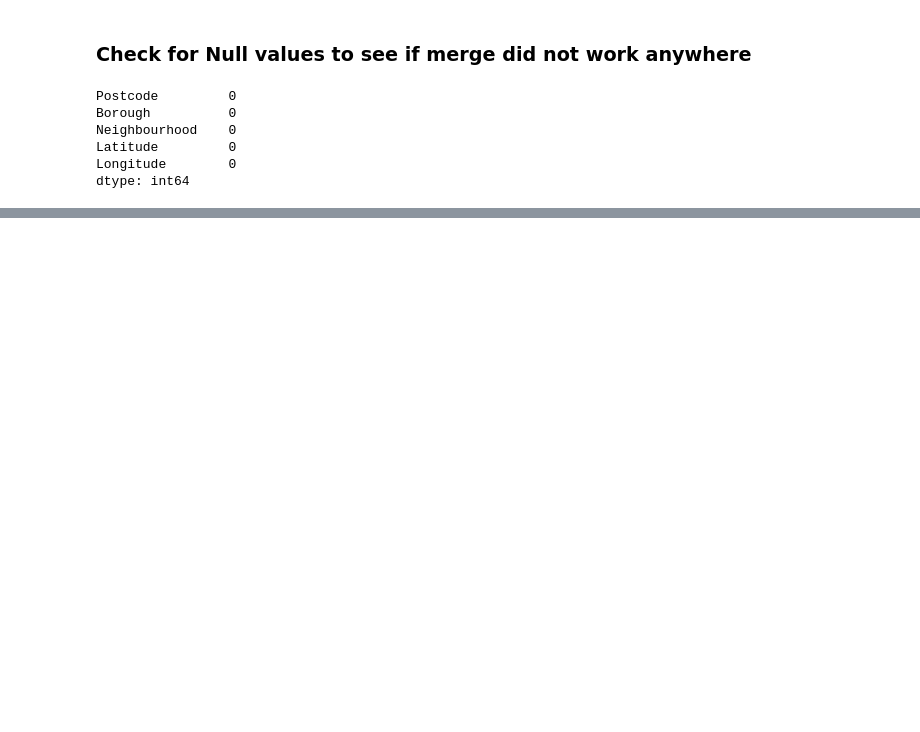
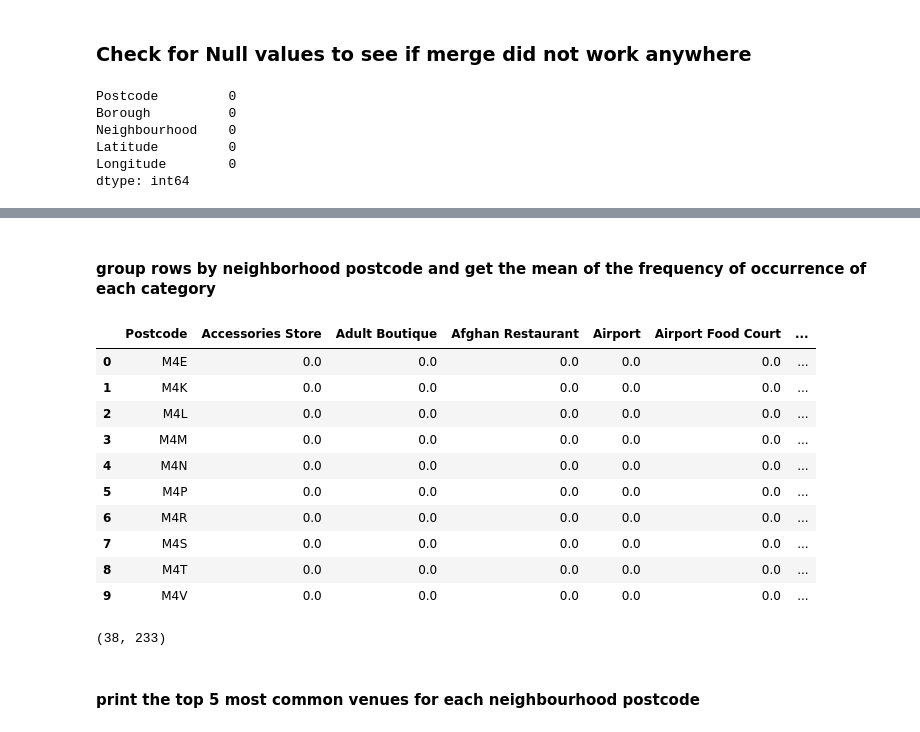
Before and after one commit to caboe2012/Coursera_Capstone, a Jupyter notebook: notebooks/Capstone - Wk3 - Web Scrape Neighborhoods.ipynb, the cells around one changed output, grey strips where cells are left out. Saved outputs shown, nothing was run; the diff lists cells and outputs as text; code cells hidden in the pictures; blank space fills up the shorter version.

```diff
--- a/notebooks/Capstone - Wk3 - Web Scrape Neighborhoods.ipynb
+++ b/notebooks/Capstone - Wk3 - Web Scrape Neighborhoods.ipynb
@@ -247,0 +307,8 @@ dtype: int64
+# %%
+CLIENT_ID = 'abc' # your Foursquare ID -> removed for the grading portion
+CLIENT_SECRET = 'xyz' # your Foursquare Secret -> removed for the grading portion
+VERSION = '20180604'
+#LIMIT = 30
+print('Your credentails:')
+print('CLIENT_ID: ' + CLIENT_ID)
+print('CLIENT_SECRET:' + CLIENT_SECRET)
@@ -247,0 +363,5 @@ dtype: int64
+# %%
+import time
+start = time.time()
+toronto_venues = getNearbyVenues(toronto_df.Postcode, toronto_df.Latitude , toronto_df.Longitude)
+print("It took {:.2f} seconds to complete this request".format(time.time()-start))
@@ -247,0 +446,13 @@ dtype: int64
+# %%
+# one hot encoding
+toronto_onehot = pd.get_dummies(toronto_venues[['Venue Category']], prefix="", prefix_sep="")
+
+# add neighborhood column back to dataframe
+toronto_onehot['Postcode'] = toronto_venues['Neighborhood']
+
+# move neighborhood column to the first column
+fixed_columns = [toronto_onehot.columns[-1]] + list(toronto_onehot.columns[:-1])
+toronto_onehot = toronto_onehot[fixed_columns]
+
+print(toronto_onehot.shape)
+toronto_onehot.head()
@@ -247,0 +467,24 @@ dtype: int64
+# %% [markdown]
+####  group rows by neighborhood postcode and get the mean of the frequency of occurrence of each category
+# %%
+toronto_grouped = toronto_onehot.groupby('Postcode').mean().reset_index()
+toronto_grouped.head(10)
+# %% [output]
+|  | Postcode | Accessories Store | Adult Boutique | Afghan Restaurant | Airport | Airport Food Court | ... |
+| 0 | M4E | 0.0 | 0.0 | 0.0 | 0.0 | 0.0 | ... |
+| 1 | M4K | 0.0 | 0.0 | 0.0 | 0.0 | 0.0 | ... |
+| 2 | M4L | 0.0 | 0.0 | 0.0 | 0.0 | 0.0 | ... |
+| 3 | M4M | 0.0 | 0.0 | 0.0 | 0.0 | 0.0 | ... |
+| 4 | M4N | 0.0 | 0.0 | 0.0 | 0.0 | 0.0 | ... |
+| 5 | M4P | 0.0 | 0.0 | 0.0 | 0.0 | 0.0 | ... |
+| 6 | M4R | 0.0 | 0.0 | 0.0 | 0.0 | 0.0 | ... |
+| 7 | M4S | 0.0 | 0.0 | 0.0 | 0.0 | 0.0 | ... |
+| 8 | M4T | 0.0 | 0.0 | 0.0 | 0.0 | 0.0 | ... |
+| 9 | M4V | 0.0 | 0.0 | 0.0 | 0.0 | 0.0 | ... |
+# %%
+# check resulting shape to ensure that all 38 postcodes are represented
+toronto_grouped.shape
+# %% [output]
+(38, 233)
+# %% [markdown]
+#### print the top 5 most common venues for each neighbourhood postcode
```
Also changed, not shown: parts of 66 cells of this notebook, 3 other files.
